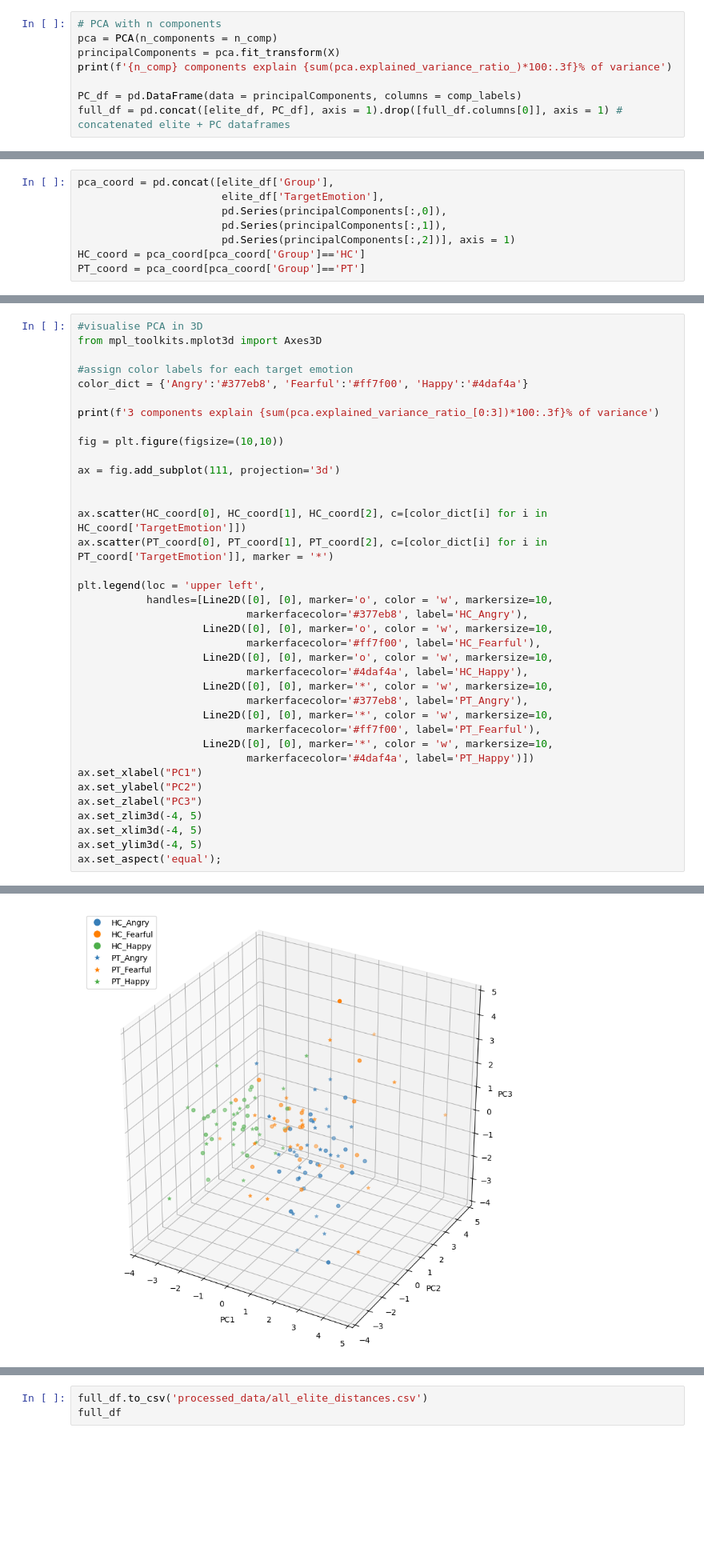
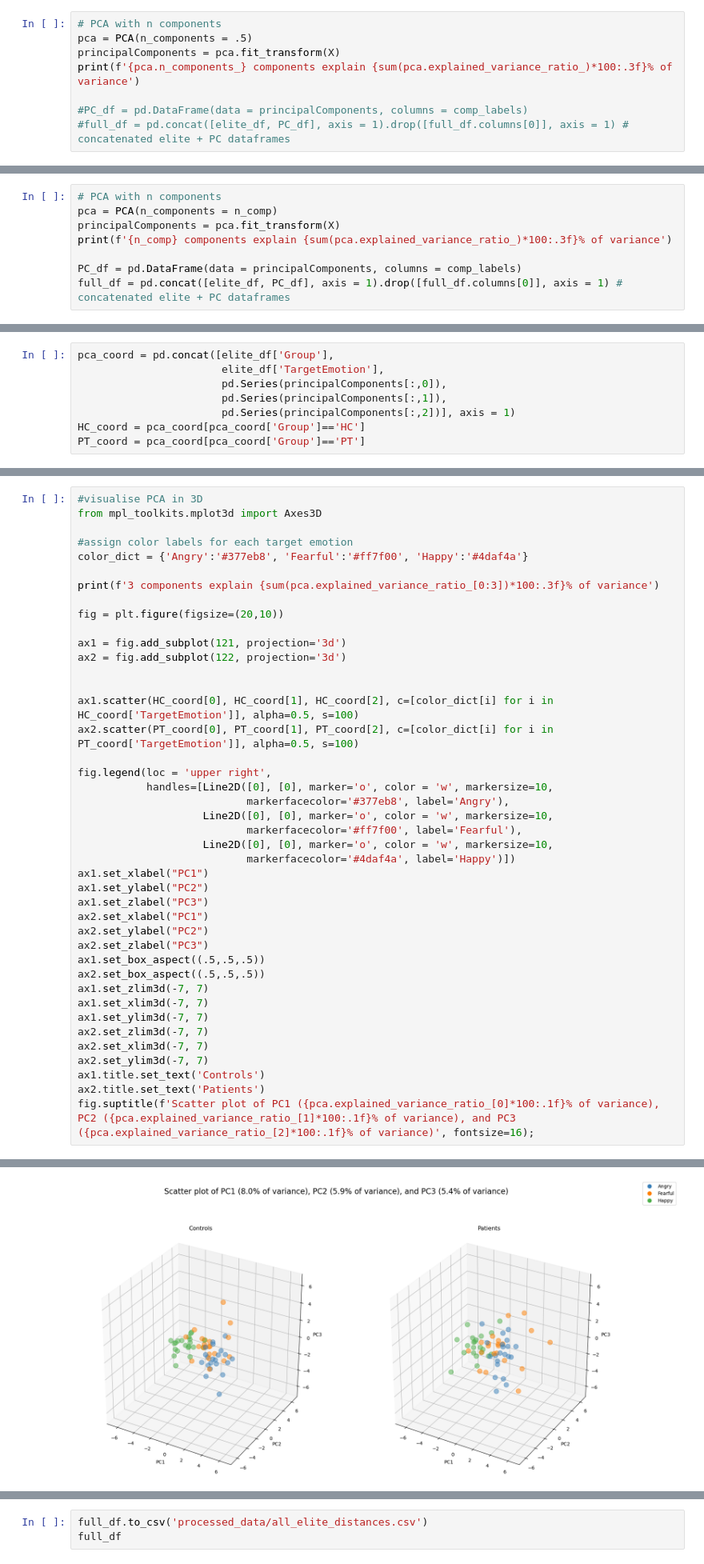
Before and after one commit to dumplings102/GA-emotion-perception-analysis, a Jupyter notebook: elite_analysis.ipynb, the cells around one changed output, grey strips where cells are left out. Shown at 80% size. Cells and saved outputs as stored; diff of their text form; blank space fills up the shorter version.

```diff
--- a/elite_analysis.ipynb
+++ b/elite_analysis.ipynb
@@ -378,9 +376,9 @@ Kaiser criterion suggests choosing 17 components
 # %%
 # PCA with n components
-pca = PCA(n_components = n_comp)
+pca = PCA(n_components = .5)
 principalComponents = pca.fit_transform(X)
-print(f'{n_comp} components explain {sum(pca.explained_variance_ratio_)*100:.3f}% of variance')
+print(f'{pca.n_components_} components explain {sum(pca.explained_variance_ratio_)*100:.3f}% of variance')
 
-PC_df = pd.DataFrame(data = principalComponents, columns = comp_labels)
-full_df = pd.concat([elite_df, PC_df], axis = 1).drop([full_df.columns[0]], axis = 1) # concatenated elite + PC dataframes
+#PC_df = pd.DataFrame(data = principalComponents, columns = comp_labels)
+#full_df = pd.concat([elite_df, PC_df], axis = 1).drop([full_df.columns[0]], axis = 1) # concatenated elite + PC dataframes
 # %% [output]
@@ -387,0 +405,8 @@ full_df = pd.concat([elite_df, PC_df], axis = 1).drop([full_df.columns[0]], axis
+# %%
+# PCA with n components
+pca = PCA(n_components = n_comp)
+principalComponents = pca.fit_transform(X)
+print(f'{n_comp} components explain {sum(pca.explained_variance_ratio_)*100:.3f}% of variance')
+
+PC_df = pd.DataFrame(data = principalComponents, columns = comp_labels)
+full_df = pd.concat([elite_df, PC_df], axis = 1).drop([full_df.columns[0]], axis = 1) # concatenated elite + PC dataframes
@@ -453,40 +507,45 @@ plt.axis('equal');
 # %%
 #visualise PCA in 3D
 from mpl_toolkits.mplot3d import Axes3D
 
 #assign color labels for each target emotion
 color_dict = {'Angry':'#377eb8', 'Fearful':'#ff7f00', 'Happy':'#4daf4a'}
 
 print(f'3 components explain {sum(pca.explained_variance_ratio_[0:3])*100:.3f}% of variance')
 
-fig = plt.figure(figsize=(10,10))
+fig = plt.figure(figsize=(20,10))
 
-ax = fig.add_subplot(111, projection='3d')
+ax1 = fig.add_subplot(121, projection='3d')
+ax2 = fig.add_subplot(122, projection='3d')
 
 
-ax.scatter(HC_coord[0], HC_coord[1], HC_coord[2], c=[color_dict[i] for i in HC_coord['TargetEmotion']])
-ax.scatter(PT_coord[0], PT_coord[1], PT_coord[2], c=[color_dict[i] for i in PT_coord['TargetEmotion']], marker = '*')
+ax1.scatter(HC_coord[0], HC_coord[1], HC_coord[2], c=[color_dict[i] for i in HC_coord['TargetEmotion']], alpha=0.5, s=100)
+ax2.scatter(PT_coord[0], PT_coord[1], PT_coord[2], c=[color_dict[i] for i in PT_coord['TargetEmotion']], alpha=0.5, s=100)
 
-plt.legend(loc = 'upper left',
+fig.legend(loc = 'upper right',
            handles=[Line2D([0], [0], marker='o', color = 'w', markersize=10,
-                           markerfacecolor='#377eb8', label='HC_Angry'),
+                           markerfacecolor='#377eb8', label='Angry'),
                     Line2D([0], [0], marker='o', color = 'w', markersize=10,
-                           markerfacecolor='#ff7f00', label='HC_Fearful'),
+                           markerfacecolor='#ff7f00', label='Fearful'),
                     Line2D([0], [0], marker='o', color = 'w', markersize=10,
-                           markerfacecolor='#4daf4a', label='HC_Happy'),
-                    Line2D([0], [0], marker='*', color = 'w', markersize=10,
-                           markerfacecolor='#377eb8', label='PT_Angry'),
-                    Line2D([0], [0], marker='*', color = 'w', markersize=10,
-                           markerfacecolor='#ff7f00', label='PT_Fearful'),
-                    Line2D([0], [0], marker='*', color = 'w', markersize=10,
-                           markerfacecolor='#4daf4a', label='PT_Happy')])
-ax.set_xlabel("PC1")
-ax.set_ylabel("PC2")
-ax.set_zlabel("PC3")
-ax.set_zlim3d(-4, 5)
-ax.set_xlim3d(-4, 5)
-ax.set_ylim3d(-4, 5)
-ax.set_aspect('equal');
+                           markerfacecolor='#4daf4a', label='Happy')])
+ax1.set_xlabel("PC1")
+ax1.set_ylabel("PC2")
+ax1.set_zlabel("PC3")
+ax2.set_xlabel("PC1")
+ax2.set_ylabel("PC2")
+ax2.set_zlabel("PC3")
+ax1.set_box_aspect((.5,.5,.5))
+ax2.set_box_aspect((.5,.5,.5))
+ax1.set_zlim3d(-7, 7)
+ax1.set_xlim3d(-7, 7)
+ax1.set_ylim3d(-7, 7)
+ax2.set_zlim3d(-7, 7)
+ax2.set_xlim3d(-7, 7)
+ax2.set_ylim3d(-7, 7)
+ax1.title.set_text('Controls')
+ax2.title.set_text('Patients')
+fig.suptitle(f'Scatter plot of PC1 ({pca.explained_variance_ratio_[0]*100:.1f}% of variance), PC2 ({pca.explained_variance_ratio_[1]*100:.1f}% of variance), and PC3 ({pca.explained_variance_ratio_[2]*100:.1f}% of variance)', fontsize=16);
 # %% [output]
 3 components explain 19.337% of variance
-[figure, old version]
+[figure, new version]
```
Also changed, not shown: parts of 19 cells of this notebook, 3 other files.
